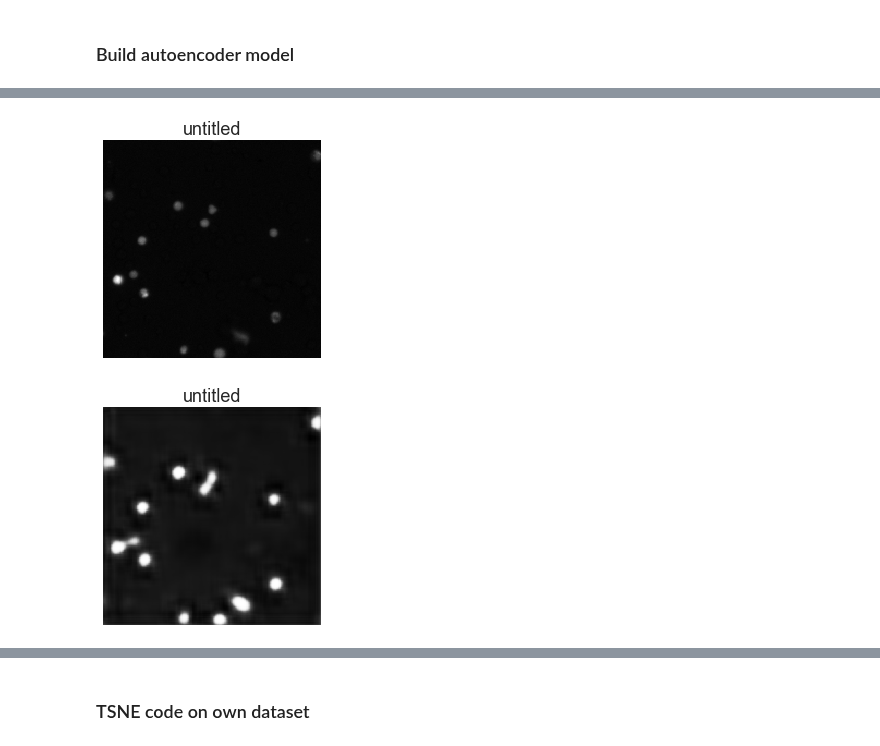
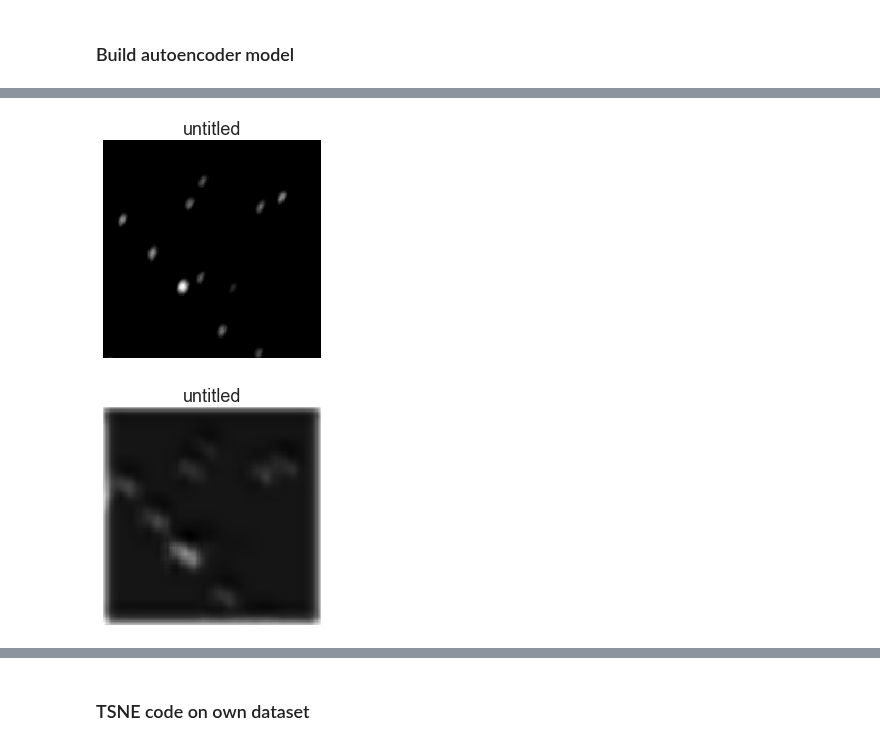
Before and after one commit to leonore/deep-learning-for-immune-cells, a Jupyter notebook: src/cell_autoencoder.ipynb, the cells around one changed output, grey strips where cells are left out. Saved outputs shown, nothing was run; the diff lists cells and outputs as text; code cells hidden in the pictures.

```diff
--- a/src/cell_autoencoder.ipynb
+++ b/src/cell_autoencoder.ipynb
@@ -33,8 +24,0 @@ labels, DMSO = filenames_to_labels(filenames)
-# %%
-DMSO_dataset = np.ndarray(shape=(len(DMSO), imw, imh), dtype=np.float32)
-DMSO_labels = []
-i = 0
-for index in DMSO:
-    DMSO_dataset[i] = dataset[index]
-    DMSO_labels.append(labels[index])
-    i += 1
@@ -227,8 +221,6 @@ x =  Conv2D(64, (5, 5), activation='relu', padding='same')(x)
 x = UpSampling2D((2, 2))(x)
 
 decoded = Conv2D(1, (3, 3), padding='same')(x)
-# %%
-imw=imh=200
 # %%
 # model from knot classifier
 
@@ -270,4 +250,4 @@ Use tf.where in 2.0, which has the same broadcast rule as np.where
 # %%
-decoder.fit(x_dmso, x_dmso, epochs=10)
+decoder.fit(x_dmso[:100], x_dmso[:100], epochs=10)
 decoded_imgs = decoder.predict(x_dmso[0:5])
 # %% [output]
@@ -278,10 +274,10 @@ KeyboardInterrupt:
 # %%
 encoder = Model(input_img, decoder.get_layer(index=9).output)
 # %%
-show_image(x_test[0, :, :, 0])
+show_image(x_dmso[1, :, :, 0])
 # %% [output]
-[figure, old version]
+[figure, new version]
 # %%
-show_image(decoded_imgs[0, :, :, 0])
+show_image(decoded_imgs[1, :, :, 0])
 # %% [output]
-[figure, old version]
+[figure, new version]
```
Also changed, not shown: parts of 28 cells of this notebook, 5 other files.
